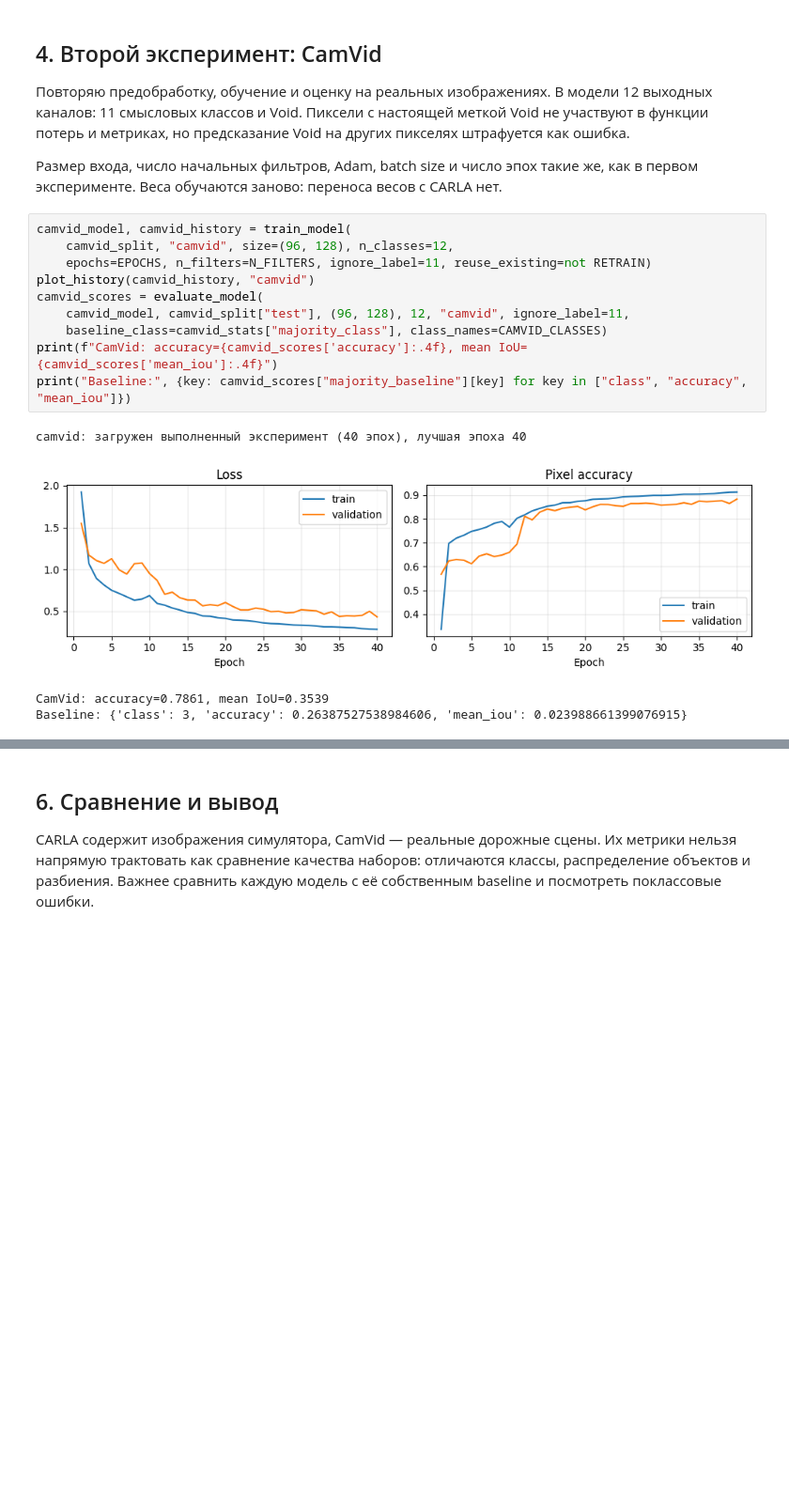
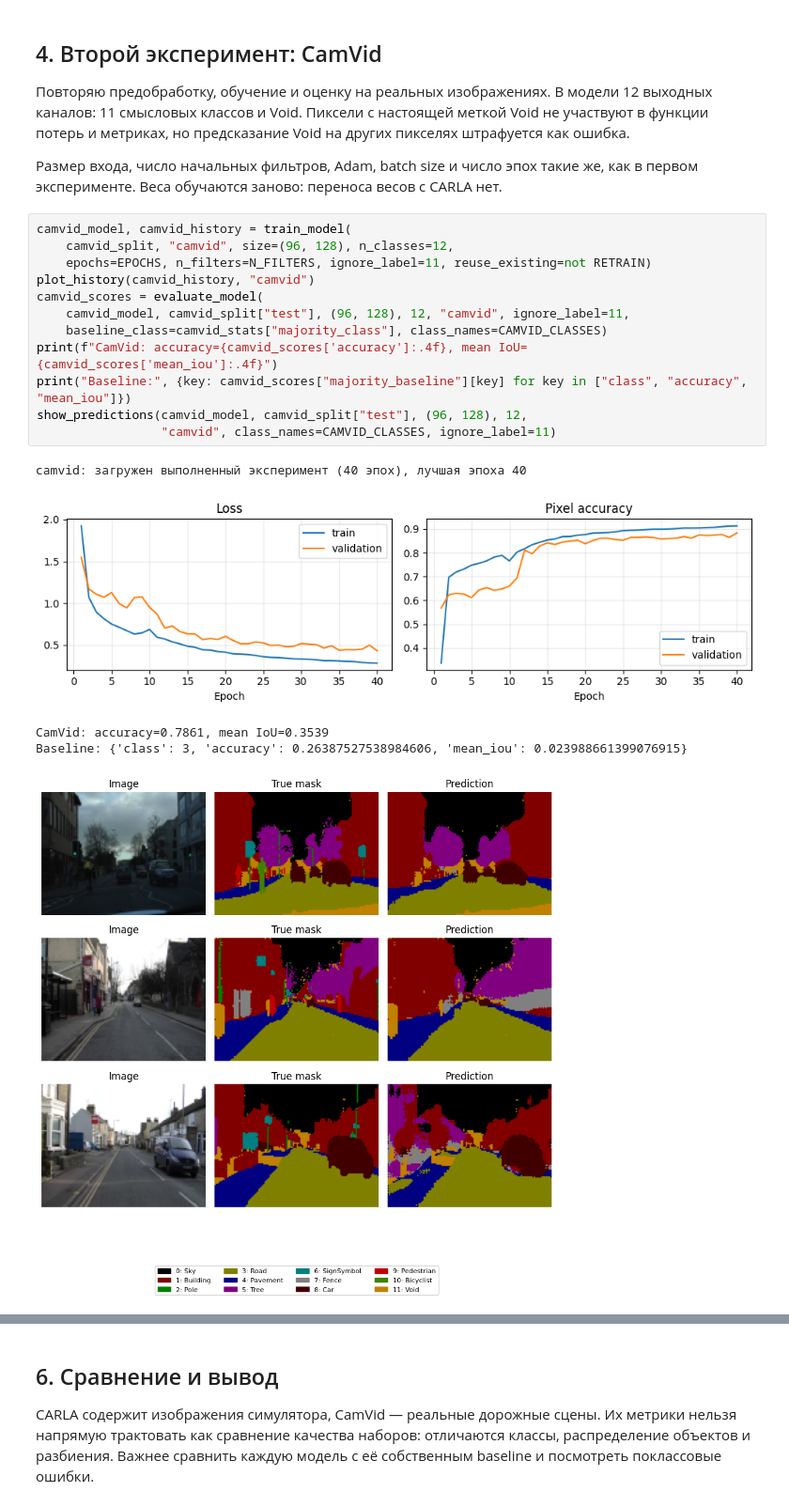
Before and after one commit to alinaRN1/cv2, a Jupyter notebook: CV_L2.ipynb, the cells around one changed output, grey strips where cells are left out. Shown at 94% size. Cells and saved outputs as stored; diff of their text form; blank space fills up the shorter version.

```diff
--- a/CV_L2.ipynb
+++ b/CV_L2.ipynb
@@ -172,18 +188,21 @@ Baseline: {'class': 7, 'accuracy': 0.37307221034787735, 'mean_iou': 0.0207262339
 # %%
 camvid_model, camvid_history = train_model(
     camvid_split, "camvid", size=(96, 128), n_classes=12,
     epochs=EPOCHS, n_filters=N_FILTERS, ignore_label=11, reuse_existing=not RETRAIN)
 plot_history(camvid_history, "camvid")
 camvid_scores = evaluate_model(
     camvid_model, camvid_split["test"], (96, 128), 12, "camvid", ignore_label=11,
     baseline_class=camvid_stats["majority_class"], class_names=CAMVID_CLASSES)
 print(f"CamVid: accuracy={camvid_scores['accuracy']:.4f}, mean IoU={camvid_scores['mean_iou']:.4f}")
 print("Baseline:", {key: camvid_scores["majority_baseline"][key] for key in ["class", "accuracy", "mean_iou"]})
+show_predictions(camvid_model, camvid_split["test"], (96, 128), 12,
+                 "camvid", class_names=CAMVID_CLASSES, ignore_label=11)
 # %% [output]
 camvid: загружен выполненный эксперимент (40 эпох), лучшая эпоха 40
 [figure]
 CamVid: accuracy=0.7861, mean IoU=0.3539
 Baseline: {'class': 3, 'accuracy': 0.26387527538984606, 'mean_iou': 0.023988661399076915}
+[figure, added]
 # %% [markdown]
 ## 5. Разбор ошибок
 
```
Also changed, not shown: parts of 7 cells of this notebook, 12 other files.
